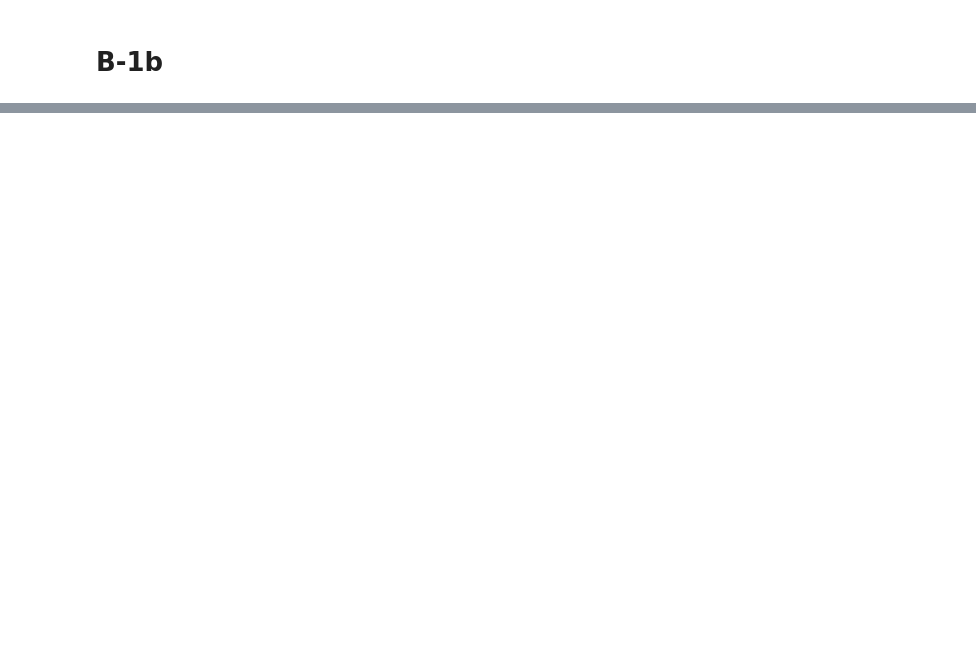
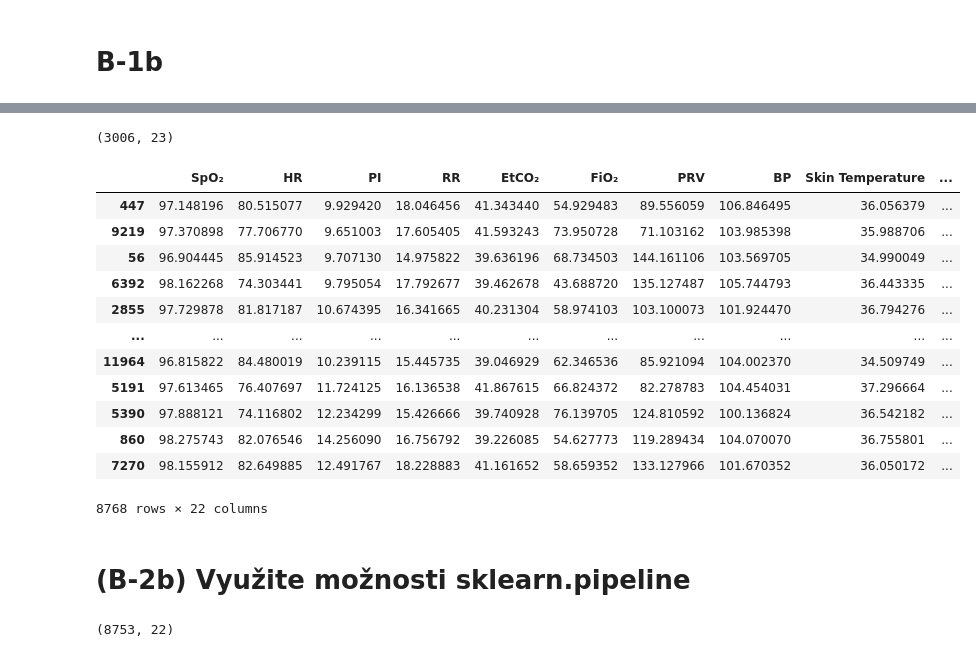
Before and after one commit to VitaliiDiurd/iau, a Jupyter notebook: IAU_2f.ipynb, the cells around one changed output, grey strips where cells are left out. Saved outputs shown, nothing was run; the diff lists cells and outputs as text; code cells hidden in the pictures; blank space fills up the shorter version.

```diff
--- a/IAU_2f.ipynb
+++ b/IAU_2f.ipynb
@@ -533,0 +608,4 @@ Random Forest Importance: ['Motion/Activity index', 'Skin Temperature', 'SpO₂'
+# %%
+test_data.shape
+# %% [output]
+(3006, 23)
@@ -533,0 +615,18 @@ Random Forest Importance: ['Motion/Activity index', 'Skin Temperature', 'SpO₂'
+# %%
+X_train
+# %% [output]
+|  | SpO₂ | HR | PI | RR | EtCO₂ | FiO₂ | PRV | BP | Skin Temperature | ... |
+| 447 | 97.148196 | 80.515077 | 9.929420 | 18.046456 | 41.343440 | 54.929483 | 89.556059 | 106.846495 | 36.056379 | ... |
+| 9219 | 97.370898 | 77.706770 | 9.651003 | 17.605405 | 41.593243 | 73.950728 | 71.103162 | 103.985398 | 35.988706 | ... |
+| 56 | 96.904445 | 85.914523 | 9.707130 | 14.975822 | 39.636196 | 68.734503 | 144.161106 | 103.569705 | 34.990049 | ... |
+| 6392 | 98.162268 | 74.303441 | 9.795054 | 17.792677 | 39.462678 | 43.688720 | 135.127487 | 105.744793 | 36.443335 | ... |
+| 2855 | 97.729878 | 81.817187 | 10.674395 | 16.341665 | 40.231304 | 58.974103 | 103.100073 | 101.924470 | 36.794276 | ... |
+| ... | ... | ... | ... | ... | ... | ... | ... | ... | ... | ... |
+| 11964 | 96.815822 | 84.480019 | 10.239115 | 15.445735 | 39.046929 | 62.346536 | 85.921094 | 104.002370 | 34.509749 | ... |
+| 5191 | 97.613465 | 76.407697 | 11.724125 | 16.136538 | 41.867615 | 66.824372 | 82.278783 | 104.454031 | 37.296664 | ... |
+| 5390 | 97.888121 | 74.116802 | 12.234299 | 15.426666 | 39.740928 | 76.139705 | 124.810592 | 100.136824 | 36.542182 | ... |
+| 860 | 98.275743 | 82.076546 | 14.256090 | 16.756792 | 39.226085 | 54.627773 | 119.289434 | 104.070070 | 36.755801 | ... |
+| 7270 | 98.155912 | 82.649885 | 12.491767 | 18.228883 | 41.161652 | 58.659352 | 133.127966 | 101.670352 | 36.050172 | ... |
+8768 rows × 22 columns
+# %% [markdown]
+# (B-2b) Využite možnosti sklearn.pipeline
@@ -533,0 +656,4 @@ Random Forest Importance: ['Motion/Activity index', 'Skin Temperature', 'SpO₂'
+# %%
+X_train_transformed.shape
+# %% [output]
+(8753, 22)
```
Also changed, not shown: parts of 40 cells of this notebook, 1 other file.
